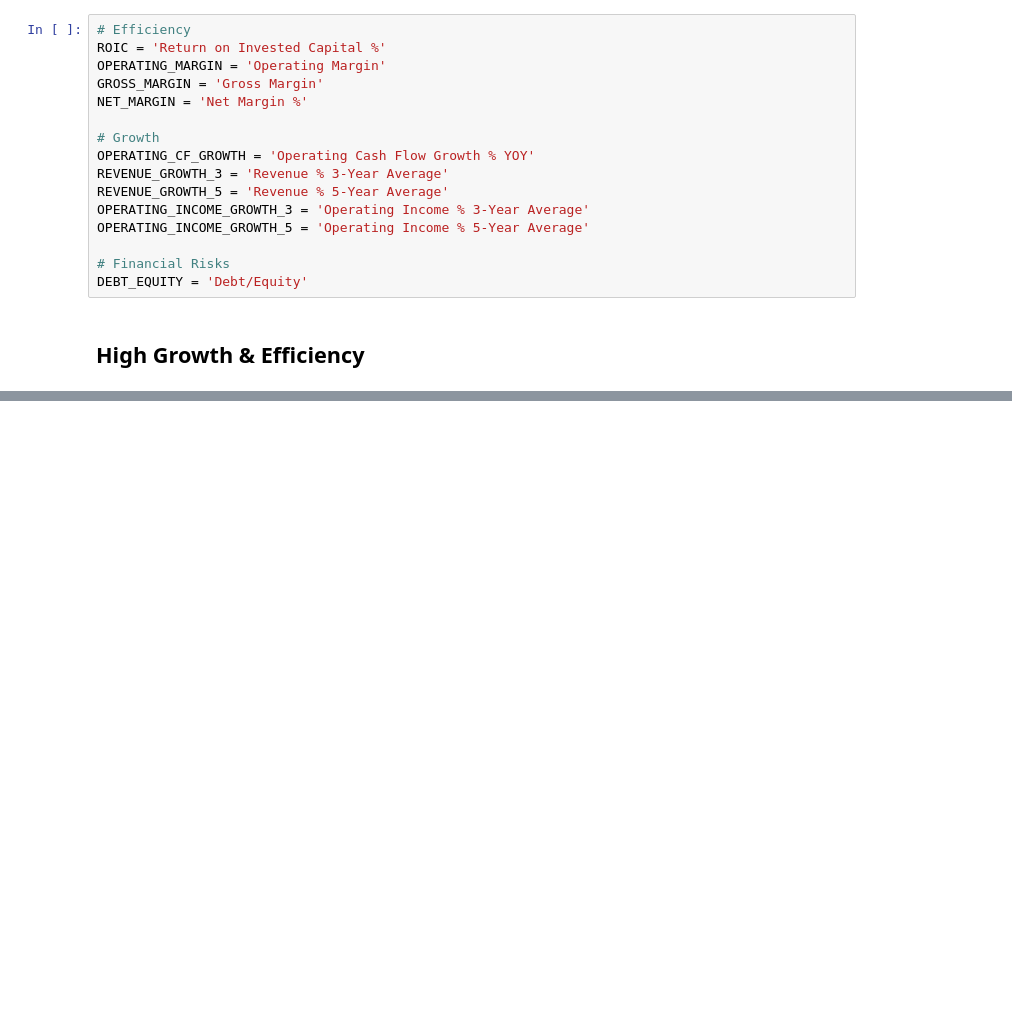
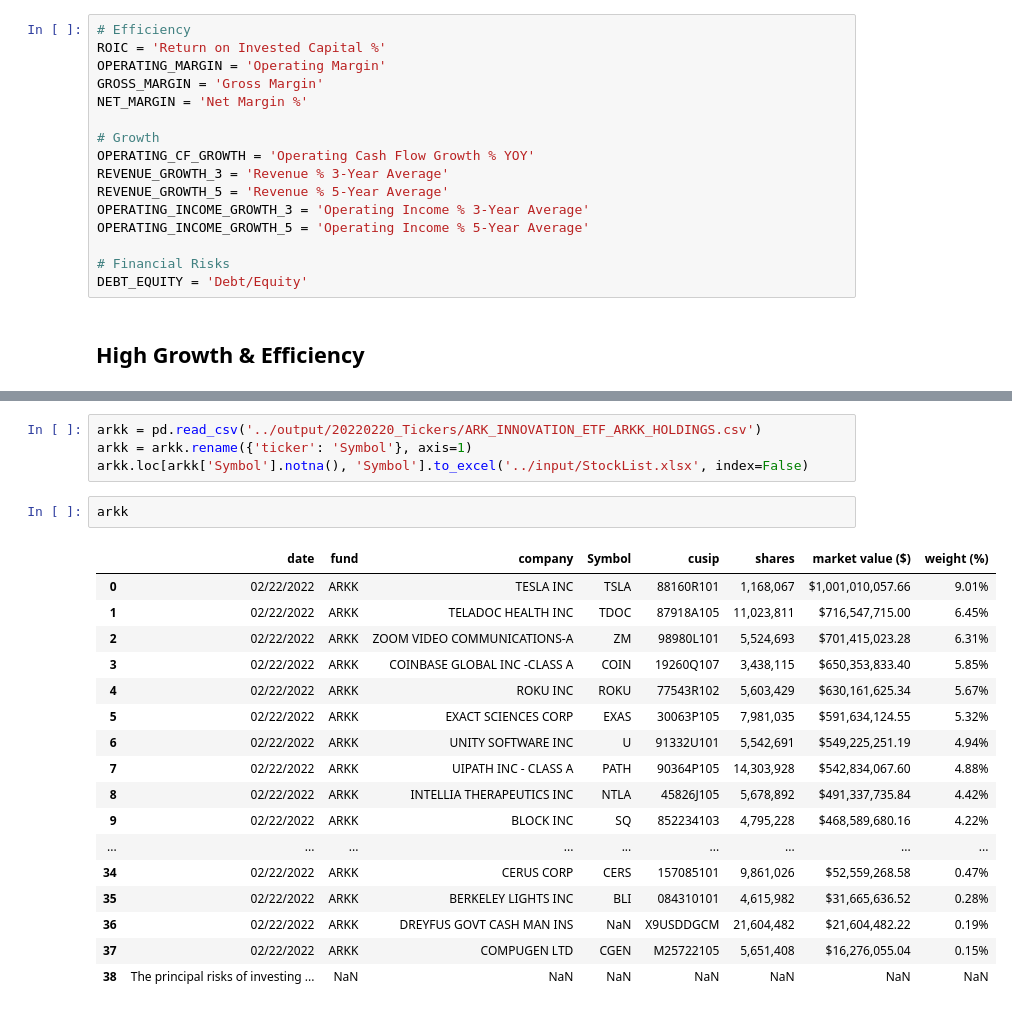
Before and after one commit to vidur6789/dantone, a Jupyter notebook: notebooks/MstarDataUsage.ipynb, the cells around one changed output, grey strips where cells are left out. Cells and saved outputs as stored; diff of their text form; blank space fills up the shorter version.

```diff
--- a/notebooks/MstarDataUsage.ipynb
+++ b/notebooks/MstarDataUsage.ipynb
@@ -146,0 +165,24 @@ pd.Series(
+# %%
+arkk = pd.read_csv('../output/20220220_Tickers/ARK_INNOVATION_ETF_ARKK_HOLDINGS.csv')
+arkk = arkk.rename({'ticker': 'Symbol'}, axis=1)
+arkk.loc[arkk['Symbol'].notna(), 'Symbol'].to_excel('../input/StockList.xlsx', index=False)
+# %%
+arkk
+# %% [output]
+|  | date | fund | company | Symbol | cusip | shares | market value ($) | weight (%) |
+| 0 | 02/22/2022 | ARKK | TESLA INC | TSLA | 88160R101 | 1,168,067 | $1,001,010,057.66 | 9.01% |
+| 1 | 02/22/2022 | ARKK | TELADOC HEALTH INC | TDOC | 87918A105 | 11,023,811 | $716,547,715.00 | 6.45% |
+| 2 | 02/22/2022 | ARKK | ZOOM VIDEO COMMUNICATIONS-A | ZM | 98980L101 | 5,524,693 | $701,415,023.28 | 6.31% |
+| 3 | 02/22/2022 | ARKK | COINBASE GLOBAL INC -CLASS A | COIN | 19260Q107 | 3,438,115 | $650,353,833.40 | 5.85% |
+| 4 | 02/22/2022 | ARKK | ROKU INC | ROKU | 77543R102 | 5,603,429 | $630,161,625.34 | 5.67% |
+| 5 | 02/22/2022 | ARKK | EXACT SCIENCES CORP | EXAS | 30063P105 | 7,981,035 | $591,634,124.55 | 5.32% |
+| 6 | 02/22/2022 | ARKK | UNITY SOFTWARE INC | U | 91332U101 | 5,542,691 | $549,225,251.19 | 4.94% |
+| 7 | 02/22/2022 | ARKK | UIPATH INC - CLASS A | PATH | 90364P105 | 14,303,928 | $542,834,067.60 | 4.88% |
+| 8 | 02/22/2022 | ARKK | INTELLIA THERAPEUTICS INC | NTLA | 45826J105 | 5,678,892 | $491,337,735.84 | 4.42% |
+| 9 | 02/22/2022 | ARKK | BLOCK INC | SQ | 852234103 | 4,795,228 | $468,589,680.16 | 4.22% |
+| ... | ... | ... | ... | ... | ... | ... | ... | ... |
+| 34 | 02/22/2022 | ARKK | CERUS CORP | CERS | 157085101 | 9,861,026 | $52,559,268.58 | 0.47% |
+| 35 | 02/22/2022 | ARKK | BERKELEY LIGHTS INC | BLI | 084310101 | 4,615,982 | $31,665,636.52 | 0.28% |
+| 36 | 02/22/2022 | ARKK | DREYFUS GOVT CASH MAN INS | NaN | X9USDDGCM | 21,604,482 | $21,604,482.22 | 0.19% |
+| 37 | 02/22/2022 | ARKK | COMPUGEN LTD | CGEN | M25722105 | 5,651,408 | $16,276,055.04 | 0.15% |
+| 38 | The principal risks of investing ... | NaN | NaN | NaN | NaN | NaN | NaN | NaN |
```
Also changed, not shown: parts of 5 cells of this notebook, 18 other files.
